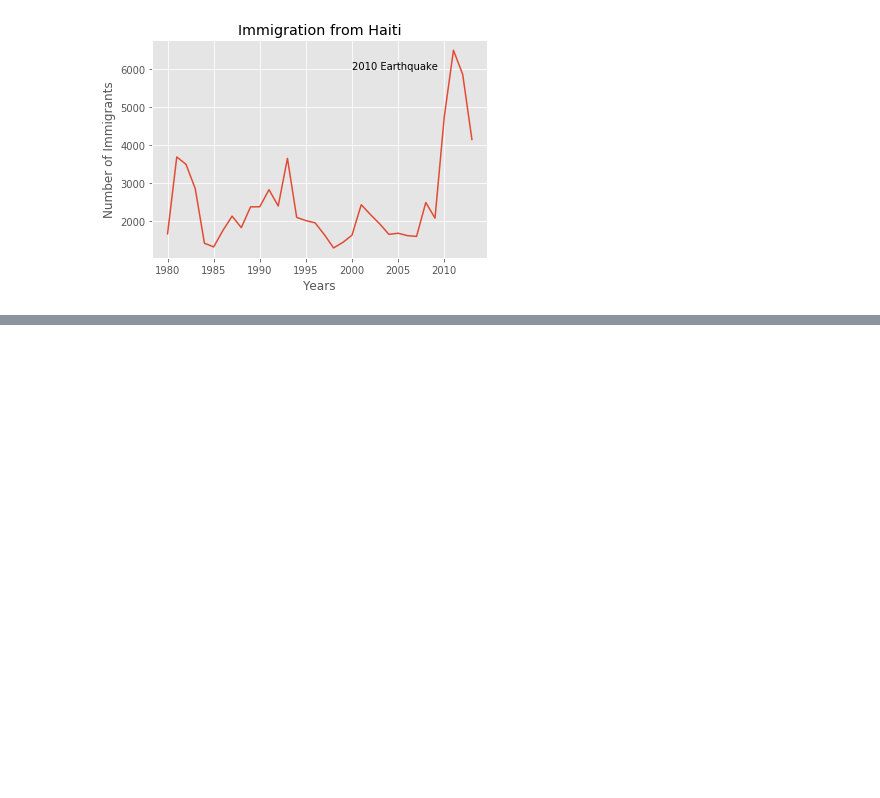
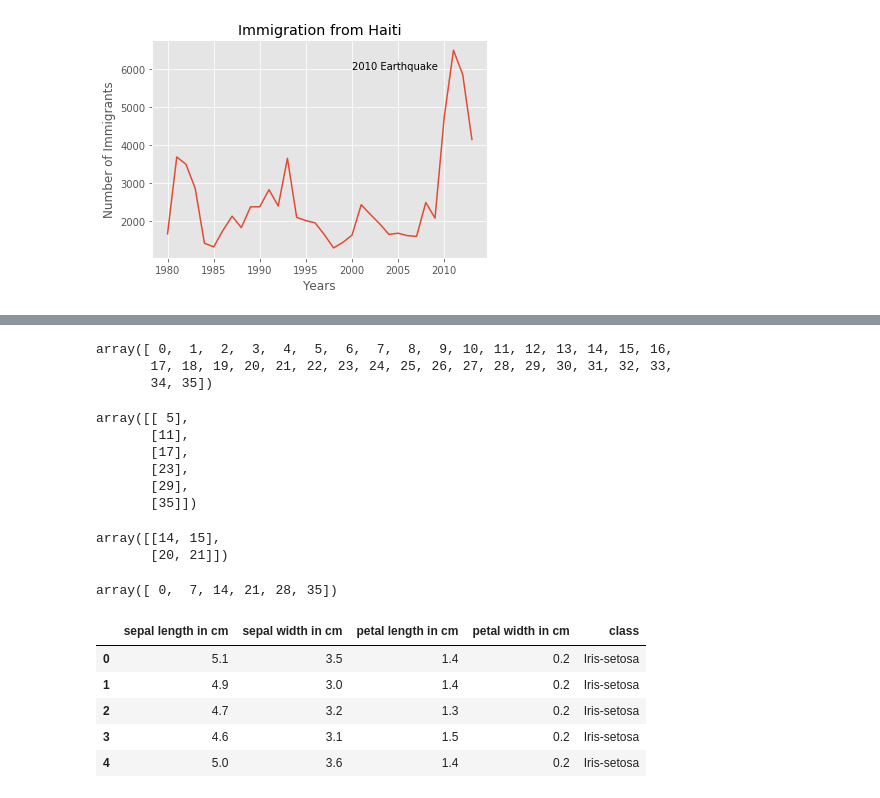
Before and after one commit to Taciones/Data_Analysis_with_Python, a Jupyter notebook: Data_Analisys.ipynb, the cells around one changed output, grey strips where cells are left out. Cells and saved outputs as stored; diff of their text form; code cells hidden in the pictures; blank space fills up the shorter version.

```diff
--- a/Data_Analisys.ipynb
+++ b/Data_Analisys.ipynb
@@ -1192,0 +1167,6 @@ plt.show()
+# %%
+r
+# %% [output]
+array([ 0,  1,  2,  3,  4,  5,  6,  7,  8,  9, 10, 11, 12, 13, 14, 15, 16,
+       17, 18, 19, 20, 21, 22, 23, 24, 25, 26, 27, 28, 29, 30, 31, 32, 33,
+       34, 35])
@@ -1192,0 +1175,40 @@ plt.show()
+# %%
+r[0:6,::-7]
+# %% [output]
+array([[ 5],
+       [11],
+       [17],
+       [23],
+       [29],
+       [35]])
+# %%
+r[2:4,2:4]
+# %% [output]
+array([[14, 15],
+       [20, 21]])
+# %%
+r.reshape(36)[::7]
+# %% [output]
+array([ 0,  7, 14, 21, 28, 35])
+# %%
+import numpy as np
+import pandas as pd
+import matplotlib as mpl
+import matplotlib.pyplot as plt
+import seaborn as sns
+#%matplotlib inline
+
+headers = ["sepal length in cm","sepal width in cm","petal length in cm","petal width in cm","class"]
+
+with open('iris.data','r') as File:
+    data = File.read()
+df = pd.read_csv('iris.data',names = headers)
+
+df.head()
+# %% [output]
+|  | sepal length in cm | sepal width in cm | petal length in cm | petal width in cm | class |
+| 0 | 5.1 | 3.5 | 1.4 | 0.2 | Iris-setosa |
+| 1 | 4.9 | 3.0 | 1.4 | 0.2 | Iris-setosa |
+| 2 | 4.7 | 3.2 | 1.3 | 0.2 | Iris-setosa |
+| 3 | 4.6 | 3.1 | 1.5 | 0.2 | Iris-setosa |
+| 4 | 5.0 | 3.6 | 1.4 | 0.2 | Iris-setosa |
```
Also changed, not shown: parts of 44 cells of this notebook, 17 other files.
